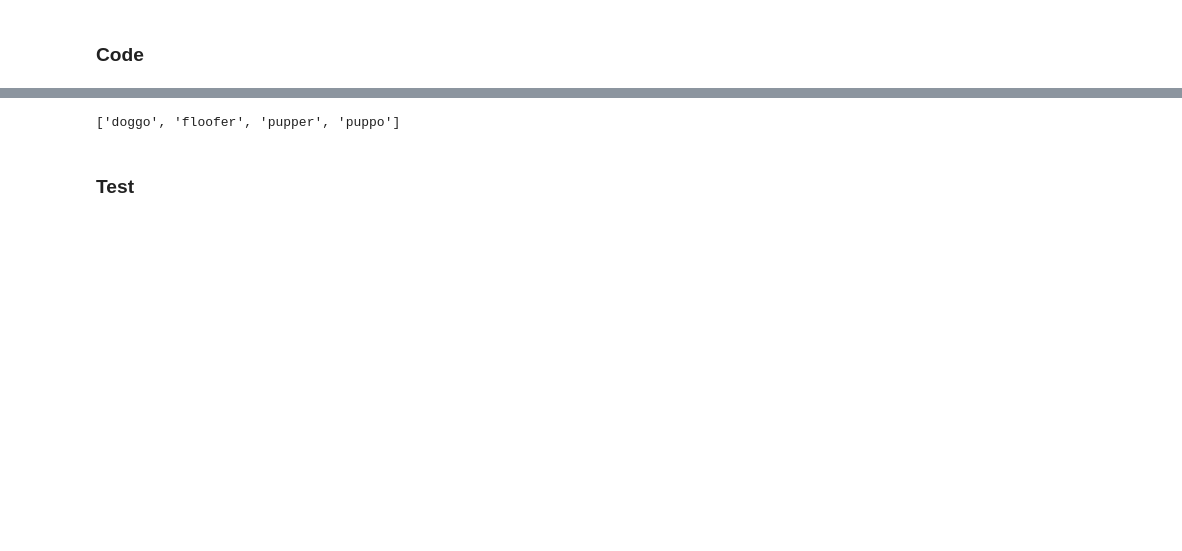
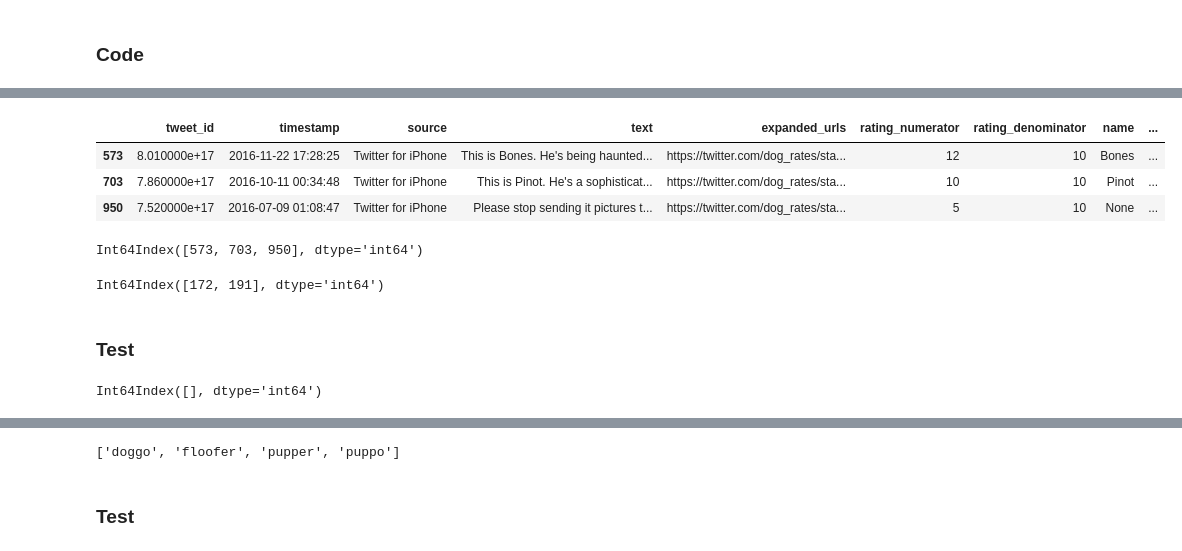
Before and after one commit to ujwalakale/Wrangle-And-Analyse-Data-WeRate-Dogs, a Jupyter notebook: wrangle_act.ipynb, the cells around one changed output, grey strips where cells are left out. Saved outputs shown, nothing was run; the diff lists cells and outputs as text; code cells hidden in the pictures; blank space fills up the shorter version.

```diff
--- a/wrangle_act.ipynb
+++ b/wrangle_act.ipynb
@@ -480,2 +511,14 @@ df_archive.drop(['in_reply_to_status_id', 'in_reply_to_user_id','retweeted_statu
+# %%
+#delete retweets using status related data
+df_archive_clean = df_archive_clean[df_archive_clean.retweeted_status_id.isnull()]
+df_archive_clean = df_archive_clean[df_archive_clean.retweeted_status_timestamp.isnull()]
+df_archive_clean = df_archive_clean[df_archive_clean.retweeted_status_user_id.isnull()]
+# %%
+# Delete columns we don't need anymore
+df_archive_clean.drop('retweeted_status_id', axis=1, inplace=True)
+df_archive_clean.drop('retweeted_status_user_id', axis=1, inplace=True)
+df_archive_clean.drop('retweeted_status_timestamp', axis=1, inplace=True)
+df_archive_clean.drop('in_reply_to_status_id', axis=1, inplace=True)
+df_archive_clean.drop('in_reply_to_user_id', axis=1, inplace=True)
 # %% [markdown]
 ### Test
@@ -510,7 +553,7 @@ Qual 2) timestamp should be datetime datatype
 # change column dfatatype
 
 
-df_archive['timestamp'] = pd.to_datetime(df_archive['timestamp'], format='%Y-%m-%d %H:%M:%S')
+df_archive_clean['timestamp'] = pd.to_datetime(df_archive_clean['timestamp'], format='%Y-%m-%d %H:%M:%S')
 # %% [markdown]
 ### Test
 # %%
@@ -532,7 +595,7 @@ Qual 3) Clean the content of source column, make it more readable.
 # %%
 # cleaning source column so that more meaningful data can be extracted
 
-df_archive['source'] = df_archive['source'].apply(lambda x: re.findall(r'>(.*)<', x)[0])
+df_archive_clean['source'] = df_archive_clean['source'].apply(lambda x: re.findall(r'>(.*)<', x)[0])
 # %% [markdown]
 ### Test
 # %%
@@ -557,0 +630,23 @@ df_tweetsdata_clean = df_tweetsdata.copy()
+# %%
+# programatically also checking and deleting multiple dog stages for doggo and pupper case
+
+
+
+df_archive_clean.query('text.str.contains("doggo").values & text.str.contains("pupper").values')
+# %% [output]
+|  | tweet_id | timestamp | source | text | expanded_urls | rating_numerator | rating_denominator | name | ... |
+| 573 | 8.010000e+17 | 2016-11-22 17:28:25 | Twitter for iPhone | This is Bones. He's being haunted... | https://twitter.com/dog_rates/sta... | 12 | 10 | Bones | ... |
+| 703 | 7.860000e+17 | 2016-10-11 00:34:48 | Twitter for iPhone | This is Pinot. He's a sophisticat... | https://twitter.com/dog_rates/sta... | 10 | 10 | Pinot | ... |
+| 950 | 7.520000e+17 | 2016-07-09 01:08:47 | Twitter for iPhone | Please stop sending it pictures t... | https://twitter.com/dog_rates/sta... | 5 | 10 | None | ... |
+# %%
+#checking index column values for these rows again
+
+df_archive_clean[(df_archive_clean.text.str.contains("doggo").values) & (df_archive_clean.text.str.contains("pupper").values)].index
+# %% [output]
+Int64Index([573, 703, 950], dtype='int64')
+# %%
+# some more combination column
+
+df_archive_clean[(df_archive_clean.text.str.contains("doggo").values) & (df_archive_clean.text.str.contains("puppo").values)].index
+# %% [output]
+Int64Index([172, 191], dtype='int64')
@@ -557,0 +660,7 @@ df_tweetsdata_clean = df_tweetsdata.copy()
+# %% [markdown]
+### Test
+# %%
+#check again for confirmation
+df_archive_clean[(df_archive_clean.text.str.contains("doggo").values) & (df_archive_clean.text.str.contains("pupper").values)].index
+# %% [output]
+Int64Index([], dtype='int64')
```
Also changed, not shown: parts of 74 cells of this notebook.
